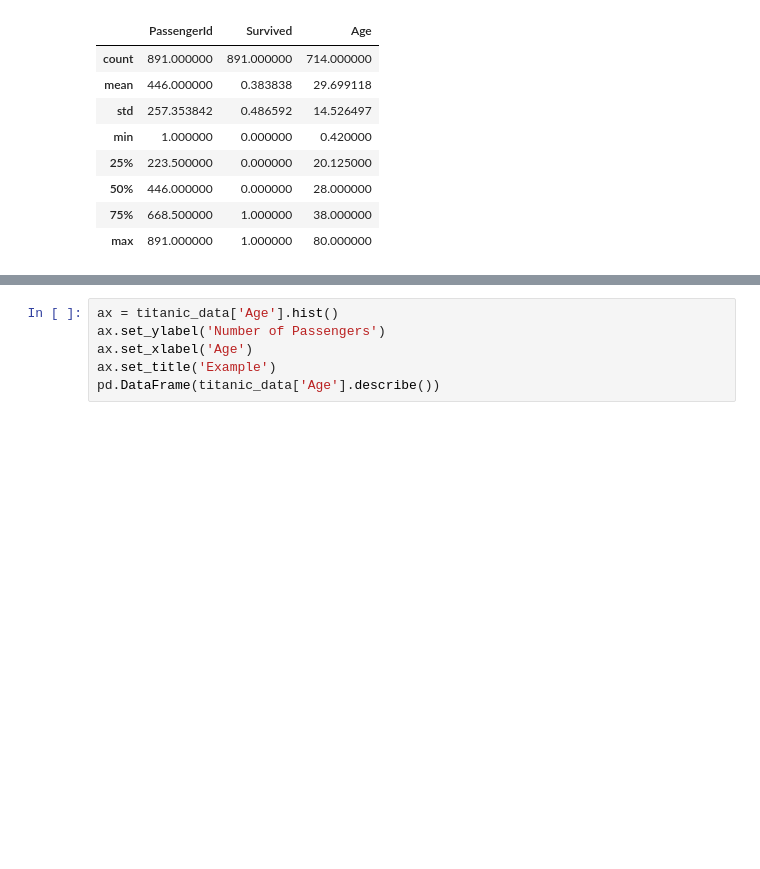
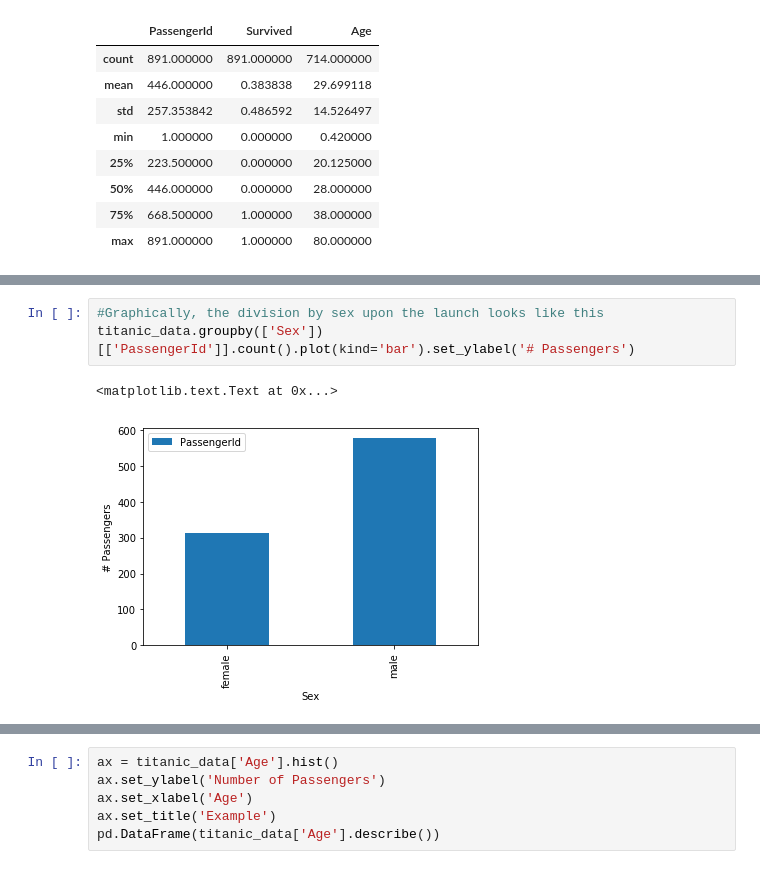
Before and after one commit to kmusante/titanic_data, a Jupyter notebook: titanic.ipynb, the cells around one changed output, grey strips where cells are left out. Cells and saved outputs as stored; diff of their text form; blank space fills up the shorter version.

```diff
--- a/titanic.ipynb
+++ b/titanic.ipynb
@@ -59,0 +116,6 @@ titanic_data[['PassengerId', 'Survived', 'Sex', 'Age']].describe()
+# %%
+#Graphically, the division by sex upon the launch looks like this
+titanic_data.groupby(['Sex'])[['PassengerId']].count().plot(kind='bar').set_ylabel('# Passengers')
+# %% [output]
+<matplotlib.text.Text at 0x...>
+[figure, added]
```
Also changed, not shown: parts of 21 cells of this notebook.
